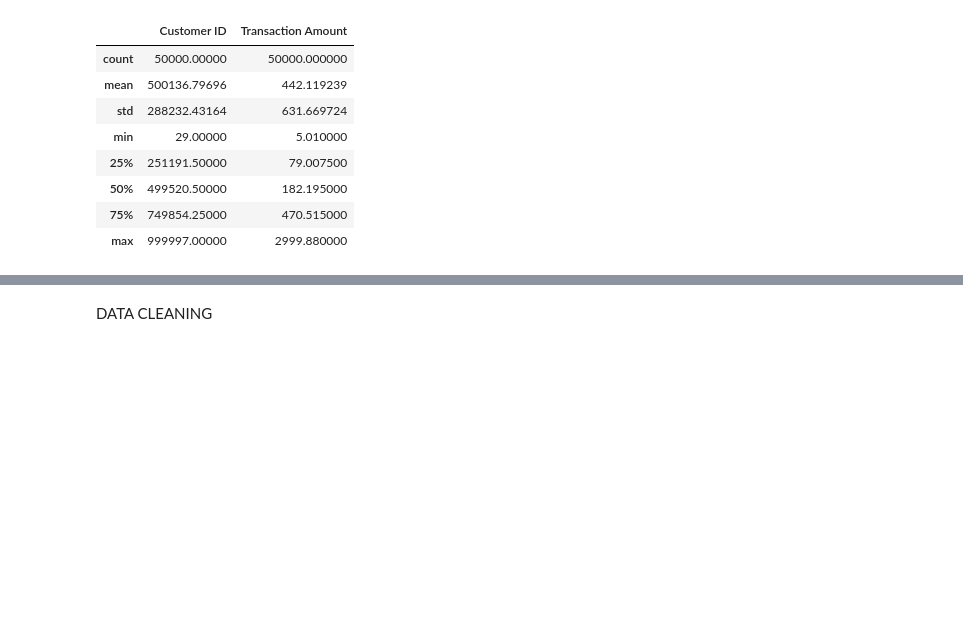
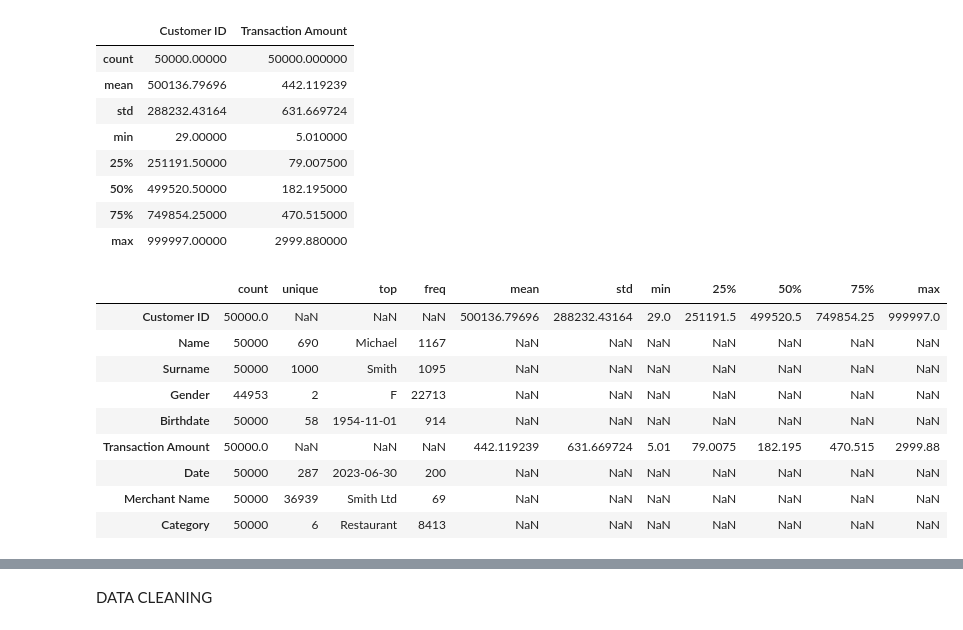
Before and after one commit to kwabenaboateng/CUSTOMER-TRANSACTIONS, a Jupyter notebook: Customer Transactions.ipynb, the cells around one changed output, grey strips where cells are left out. Saved outputs shown, nothing was run; the diff lists cells and outputs as text; code cells hidden in the pictures; blank space fills up the shorter version.

```diff
--- a/Customer Transactions.ipynb
+++ b/Customer Transactions.ipynb
@@ -119,3 +108,16 @@ customer_transactions.describe()
 | 50% | 499520.50000 | 182.195000 |
 | 75% | 749854.25000 | 470.515000 |
 | max | 999997.00000 | 2999.880000 |
+# %%
+customer_transactions.describe(include='all').T
+# %% [output]
+|  | count | unique | top | freq | mean | std | min | 25% | 50% | 75% | max |
+| Customer ID | 50000.0 | NaN | NaN | NaN | 500136.79696 | 288232.43164 | 29.0 | 251191.5 | 499520.5 | 749854.25 | 999997.0 |
+| Name | 50000 | 690 | Michael | 1167 | NaN | NaN | NaN | NaN | NaN | NaN | NaN |
+| Surname | 50000 | 1000 | Smith | 1095 | NaN | NaN | NaN | NaN | NaN | NaN | NaN |
+| Gender | 44953 | 2 | F | 22713 | NaN | NaN | NaN | NaN | NaN | NaN | NaN |
+| Birthdate | 50000 | 58 | 1954-11-01 | 914 | NaN | NaN | NaN | NaN | NaN | NaN | NaN |
+| Transaction Amount | 50000.0 | NaN | NaN | NaN | 442.119239 | 631.669724 | 5.01 | 79.0075 | 182.195 | 470.515 | 2999.88 |
+| Date | 50000 | 287 | 2023-06-30 | 200 | NaN | NaN | NaN | NaN | NaN | NaN | NaN |
+| Merchant Name | 50000 | 36939 | Smith Ltd | 69 | NaN | NaN | NaN | NaN | NaN | NaN | NaN |
+| Category | 50000 | 6 | Restaurant | 8413 | NaN | NaN | NaN | NaN | NaN | NaN | NaN |
```
Also changed, not shown: parts of 39 cells of this notebook.
